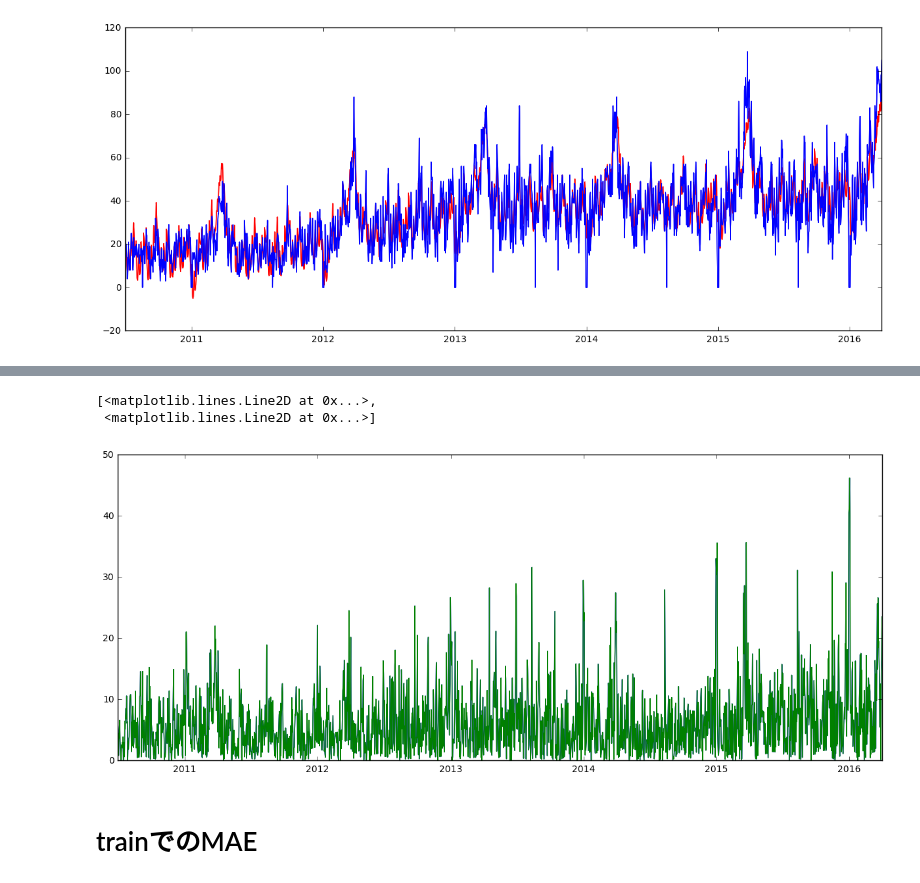
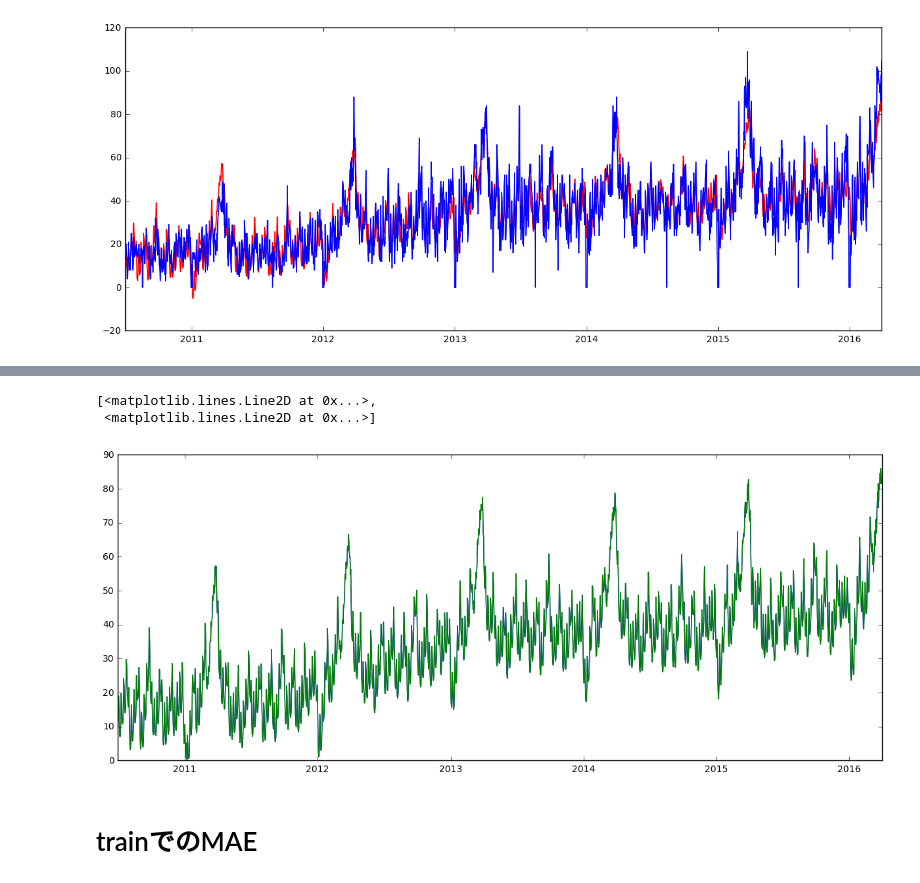
Before and after one commit to tacchan7412/gci2017_team12, a Jupyter notebook: notebooks/timeseries_koga.ipynb, the cells around one changed output, grey strips where cells are left out. Saved outputs shown, nothing was run; the diff lists cells and outputs as text; code cells hidden in the pictures.

```diff
--- a/notebooks/timeseries_koga.ipynb
+++ b/notebooks/timeseries_koga.ipynb
@@ -108,9 +108,9 @@ train_ans_[["y", "yhat", "y_diff", "ds"]].head()
 # %%
-plt.plot(train_ans_.ds, abs(train_ans_.y_diff))
+plt.plot(train_ans_.ds, abs(train_ans_.yhat))
 # %% [output]
 [<matplotlib.lines.Line2D at 0x...>,
  <matplotlib.lines.Line2D at 0x...>]
-[figure, old version]
+[figure, new version]
 # %% [markdown]
 # trainでのMAE
 # %%
```
Also changed, not shown: parts of 1 cell of this notebook, 5 other files.
